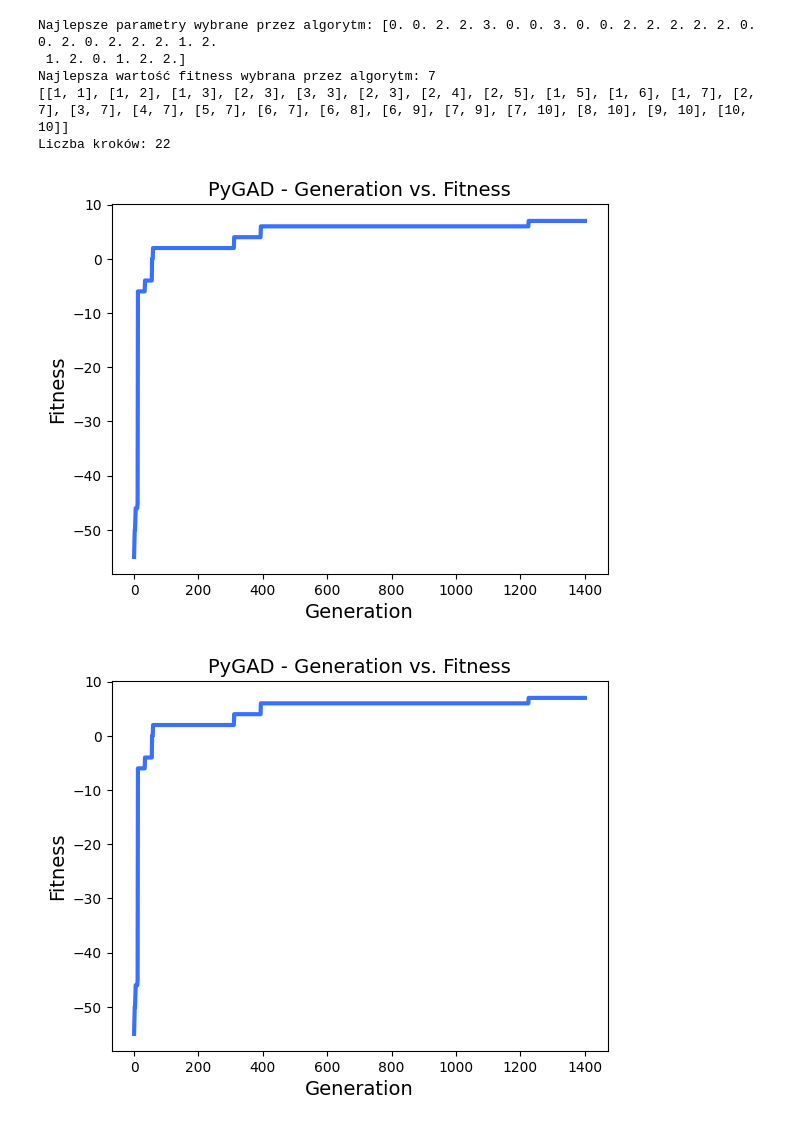
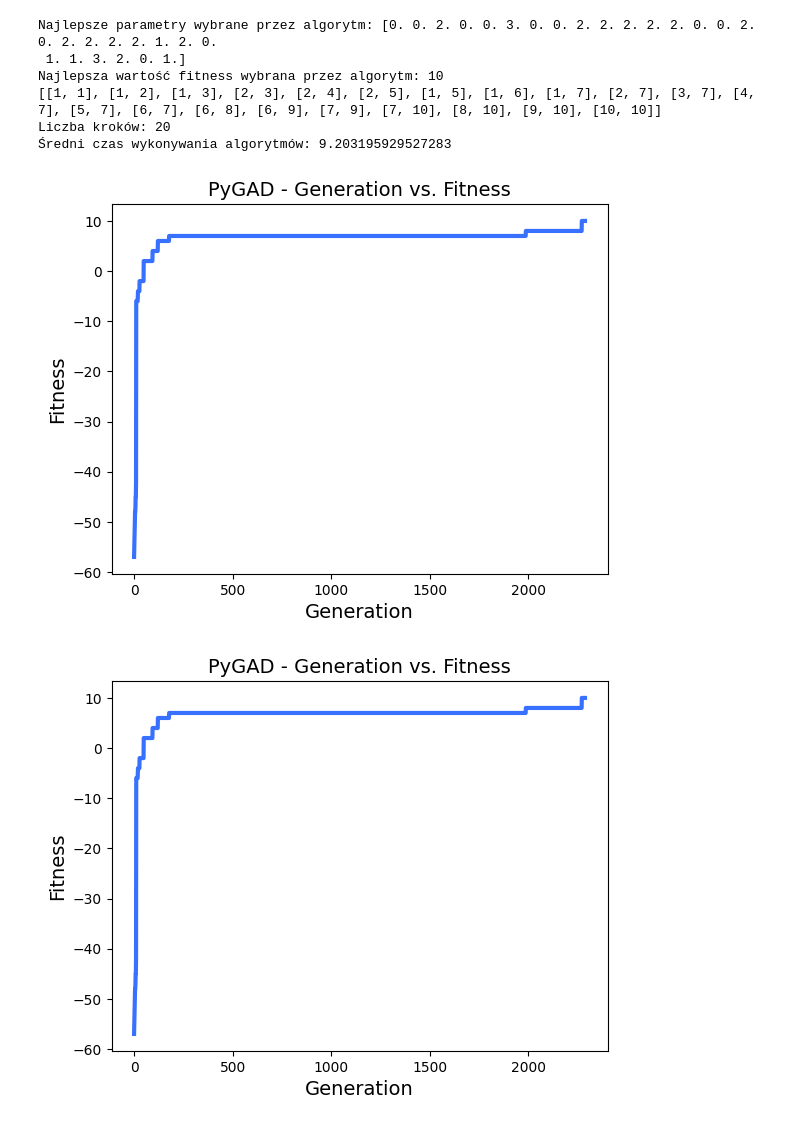
Before and after one commit to olewna/inteligencja-obliczeniowa, a Jupyter notebook: lab03/zad02.ipynb, the cells around one changed output. Cells and saved outputs as stored; diff of their text form; code cells hidden in the pictures.

```diff
--- a/lab03/zad02.ipynb
+++ b/lab03/zad02.ipynb
@@ -84,7 +84,7 @@ num_genes = 30
 # ile pokolen
 # ilu rodzicow zachowac (kilka procent)
 num_parents_mating = 250
-num_generations = 1000
+num_generations = 1400
 keep_parents = 2
 
 parent_selection_type = "sss"
@@ -106,29 +106,38 @@ ga_instance = pygad.GA(gene_space=gene_space,
                        keep_parents=keep_parents,
                        crossover_type=crossover_type,
                        mutation_type=mutation_type,
-                       mutation_percent_genes=mutation_percent_genes)
+                       mutation_percent_genes=mutation_percent_genes,
+                       stop_criteria=["reach_10.0"])
 # %%
+czasy = []
+
 # uruchomienie algorytmu
-ga_instance.run()
+for i in range(10):
+    start = time.time()
+    ga_instance.run()
+    koniec = time.time()
+    czasy.append(koniec-start)
 
 # podsumowanie: najlepsze znalezione rozwiazanie (chromosom+ocena)
 solution, solution_fitness, solution_idx = ga_instance.best_solution()
 print("Najlepsze parametry wybrane przez algorytm: {solution}".format(
     solution=solution))
 print("Najlepsza wartość fitness wybrana przez algorytm: {solution_fitness}".format(
     solution_fitness=solution_fitness))
 
 kroki = mapowanie(solution)
 print(kroki[0])
 print("Liczba kroków: " + str(kroki[1]))
+print("Średni czas wykonywania algorytmów: " + str(round(sum(czasy)/len(czasy)*100)/100))
 
 # wyswietlenie wykresu: jak zmieniala sie ocena na przestrzeni pokolen
 ga_instance.plot_fitness()
 # %% [output]
-Najlepsze parametry wybrane przez algorytm: [0. 0. 2. 2. 3. 0. 0. 3. 0. 0. 2. 2. 2. 2. 2. 0. 0. 2. 0. 2. 2. 2. 1. 2.
- 1. 2. 0. 1. 2. 2.]
-Najlepsza wartość fitness wybrana przez algorytm: 7
-[[1, 1], [1, 2], [1, 3], [2, 3], [3, 3], [2, 3], [2, 4], [2, 5], [1, 5], [1, 6], [1, 7], [2, 7], [3, 7], [4, 7], [5, 7], [6, 7], [6, 8], [6, 9], [7, 9], [7, 10], [8, 10], [9, 10], [10, 10]]
-Liczba kroków: 22
+Najlepsze parametry wybrane przez algorytm: [0. 0. 2. 0. 0. 3. 0. 0. 2. 2. 2. 2. 2. 0. 0. 2. 0. 2. 2. 2. 2. 1. 2. 0.
+ 1. 1. 3. 2. 0. 1.]
+Najlepsza wartość fitness wybrana przez algorytm: 10
+[[1, 1], [1, 2], [1, 3], [2, 3], [2, 4], [2, 5], [1, 5], [1, 6], [1, 7], [2, 7], [3, 7], [4, 7], [5, 7], [6, 7], [6, 8], [6, 9], [7, 9], [7, 10], [8, 10], [9, 10], [10, 10]]
+Liczba kroków: 20
+Średni czas wykonywania algorytmów: 9.203195929527283
-[figure, old version]
+[figure, new version]
-[figure, old version]
+[figure, new version]
```
Also changed, not shown: parts of 1 cell of this notebook, 9 other files.
